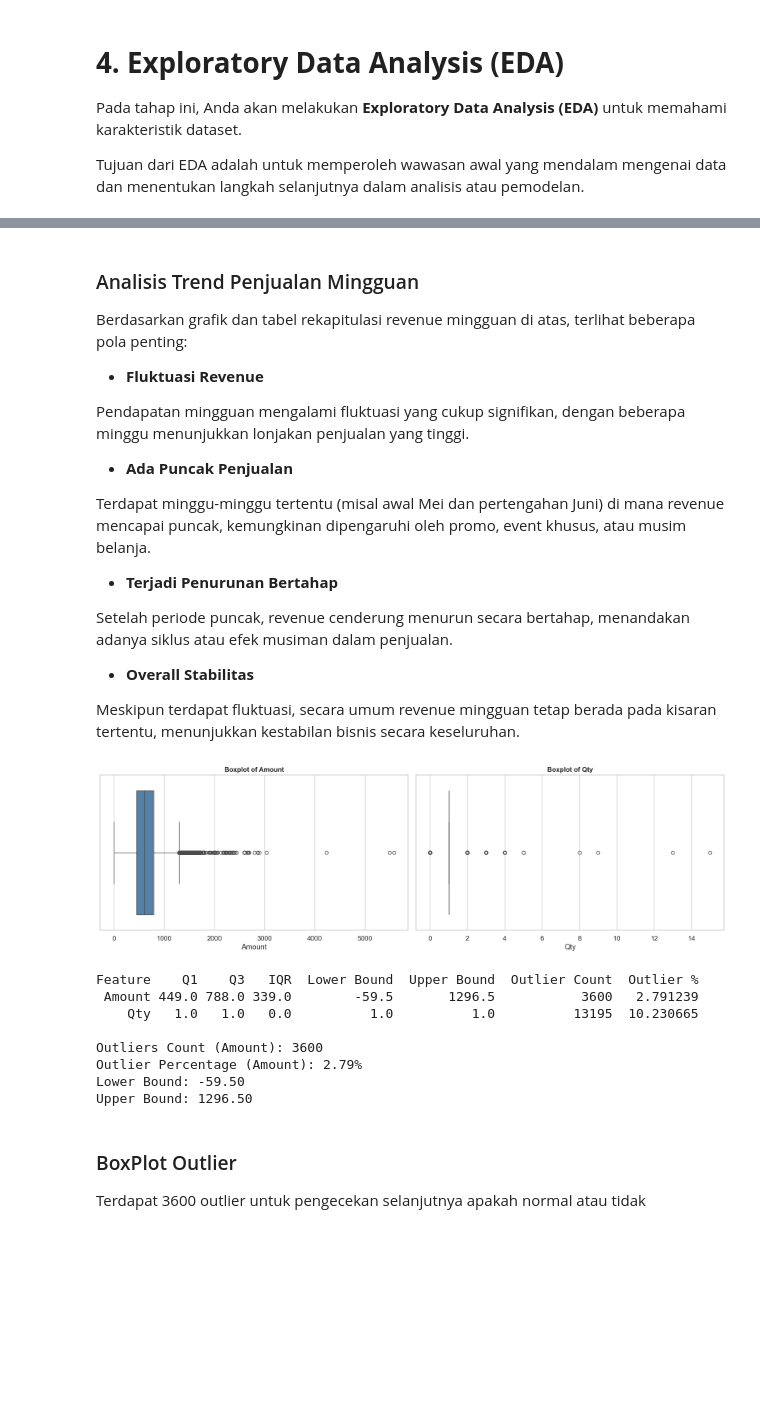
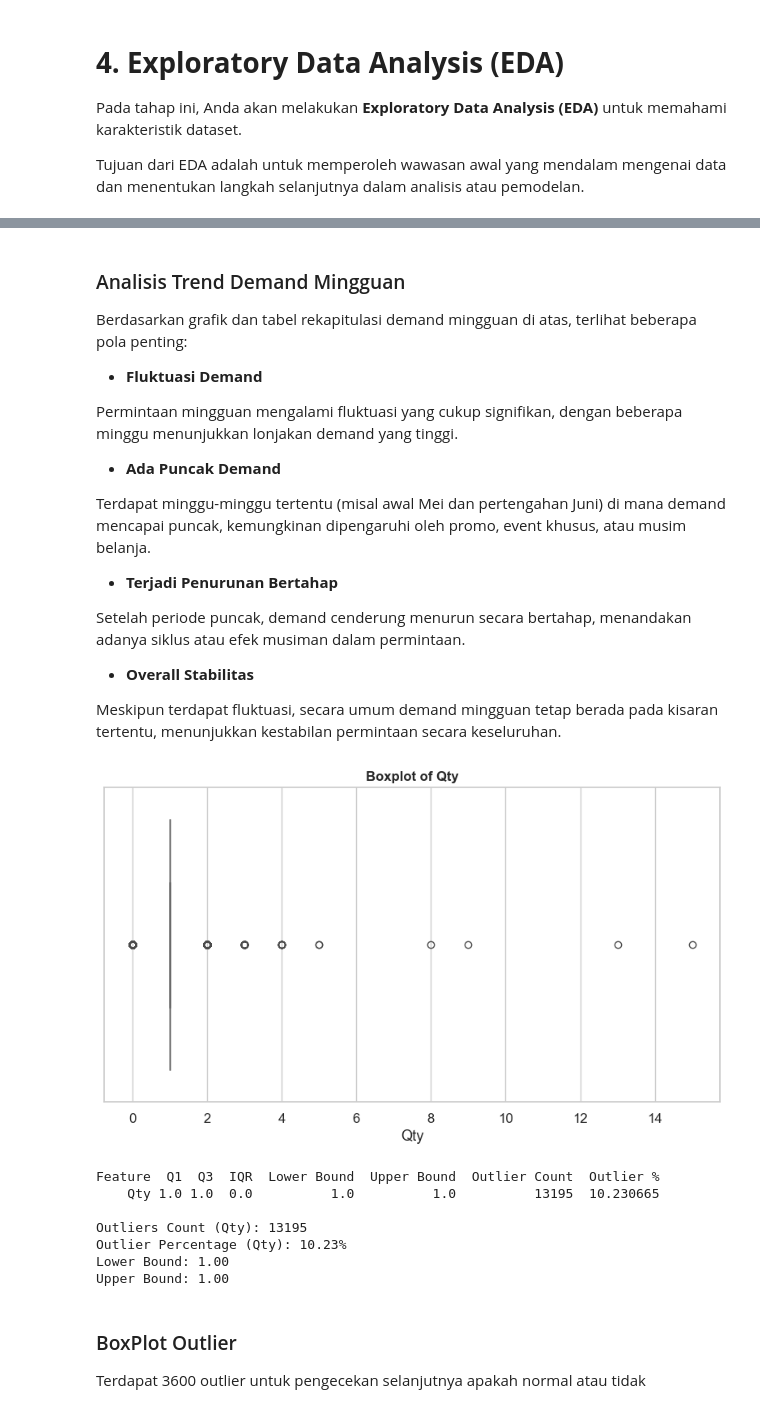
Before and after one commit to ProfDARA/Eksperimen_SML_DanangAgungRestuAJi, a Jupyter notebook: preprocessing/Eksperimen_DanangAgungRestuAji.ipynb, the cells around one changed output, grey strips where cells are left out. Cells and saved outputs as stored; diff of their text form; code cells hidden in the pictures; blank space fills up the shorter version.

```diff
--- a/preprocessing/Eksperimen_DanangAgungRestuAji.ipynb
+++ b/preprocessing/Eksperimen_DanangAgungRestuAji.ipynb
@@ -128,16 +128,17 @@ sns.set_theme(
 )
 # %%
 # =============================================================================
-# BETTER NUMERIC EDA
+# BETTER NUMERIC EDA (Demand - Qty)
 # =============================================================================
 
-numeric_cols = ['Amount', 'Qty']
+numeric_cols = ['Qty']
 
 fig, axes = plt.subplots(
     len(numeric_cols),
     3,
-    figsize=(18, 8)
+    figsize=(18, 4)
 )
+axes = np.atleast_2d(axes)
 
 for idx, col in enumerate(numeric_cols):
 
@@ -274,32 +272,29 @@ Rekapitulasi Total Revenue per Minggu:
 # %% [markdown]
-### Analisis Trend Penjualan Mingguan
+### Analisis Trend Demand Mingguan
 
-Berdasarkan grafik dan tabel rekapitulasi revenue mingguan di atas, terlihat beberapa pola penting:
+Berdasarkan grafik dan tabel rekapitulasi demand mingguan di atas, terlihat beberapa pola penting:
 
-- **Fluktuasi Revenue**
+- **Fluktuasi Demand**
 
-Pendapatan mingguan mengalami fluktuasi yang cukup signifikan, dengan beberapa minggu menunjukkan lonjakan penjualan yang tinggi.
+Permintaan mingguan mengalami fluktuasi yang cukup signifikan, dengan beberapa minggu menunjukkan lonjakan demand yang tinggi.
 
+- **Ada Puncak Demand**
 
-- **Ada Puncak Penjualan**
-
-Terdapat minggu-minggu tertentu (misal awal Mei dan pertengahan Juni) di mana revenue mencapai puncak, kemungkinan dipengaruhi oleh promo, event khusus, atau musim belanja.
-
+Terdapat minggu-minggu tertentu (misal awal Mei dan pertengahan Juni) di mana demand mencapai puncak, kemungkinan dipengaruhi oleh promo, event khusus, atau musim belanja.
 
 - **Terjadi Penurunan Bertahap**
 
-Setelah periode puncak, revenue cenderung menurun secara bertahap, menandakan adanya siklus atau efek musiman dalam penjualan.
-
+Setelah periode puncak, demand cenderung menurun secara bertahap, menandakan adanya siklus atau efek musiman dalam permintaan.
 
 - **Overall Stabilitas**
 
-Meskipun terdapat fluktuasi, secara umum revenue mingguan tetap berada pada kisaran tertentu, menunjukkan kestabilan bisnis secara keseluruhan.
+Meskipun terdapat fluktuasi, secara umum demand mingguan tetap berada pada kisaran tertentu, menunjukkan kestabilan permintaan secara keseluruhan.
 # %%
 # =============================================================================
-# OUTLIER DETECTION (EARLY CHECK)
+# OUTLIER DETECTION (EARLY CHECK) - DEMAND (Qty)
 # =============================================================================
 
-cols = [col for col in numeric_cols if col in df.columns]
+cols = [col for col in ['Qty'] if col in df.columns]
 
 fig, axes = plt.subplots(1, len(cols), figsize=(8 * len(cols), 5))
 if len(cols) == 1:
@@ -313,6 +308,7 @@ for ax, col in zip(axes, cols):
     q1 = series.quantile(0.25)
     q3 = series.quantile(0.75)
     iqr = q3 - q1
+
     lower = q1 - 1.5 * iqr
     upper = q3 + 1.5 * iqr
 
@@ -323,49 +319,48 @@ for ax, col in zip(axes, cols):
     outlier_summary.append({
         'Feature': col,
         'Q1': q1,
         'Q3': q3,
         'IQR': iqr,
         'Lower Bound': lower,
         'Upper Bound': upper,
         'Outlier Count': outlier_count,
         'Outlier %': outlier_pct
     })
 
     sns.boxplot(x=df[col], ax=ax, color='steelblue')
     ax.set_title(f'Boxplot of {col}', fontsize=12, fontweight='bold')
     ax.set_xlabel(col)
 
 plt.tight_layout()
 plt.show()
 
 outlier_summary = pd.DataFrame(outlier_summary)
 print(outlier_summary.to_string(index=False))
 
-# Fokus awal pada outlier di Amount
-amount_series = df['Amount'].dropna()
-q1 = amount_series.quantile(0.25)
-q3 = amount_series.quantile(0.75)
+# Fokus awal pada outlier di Qty
+qty_series = df['Qty'].dropna()
+q1 = qty_series.quantile(0.25)
+q3 = qty_series.quantile(0.75)
 iqr = q3 - q1
 
 lower_bound = q1 - 1.5 * iqr
 upper_bound = q3 + 1.5 * iqr
 
-outliers = df[(df['Amount'] < lower_bound) | (df['Amount'] > upper_bound)]
+outliers = df[(df['Qty'] < lower_bound) | (df['Qty'] > upper_bound)]
 
-print(f"\nOutliers Count (Amount): {len(outliers)}")
-print(f"Outlier Percentage (Amount): {len(outliers) / len(df) * 100:.2f}%")
+print(f"\nOutliers Count (Qty): {len(outliers)}")
+print(f"Outlier Percentage (Qty): {len(outliers) / len(df) * 100:.2f}%")
 print(f"Lower Bound: {lower_bound:.2f}")
 print(f"Upper Bound: {upper_bound:.2f}")
 # %% [output]
-[figure, old version]
+[figure, new version]
-Feature    Q1    Q3   IQR  Lower Bound  Upper Bound  Outlier Count  Outlier %
- Amount 449.0 788.0 339.0        -59.5       1296.5           3600   2.791239
-    Qty   1.0   1.0   0.0          1.0          1.0          13195  10.230665
+Feature  Q1  Q3  IQR  Lower Bound  Upper Bound  Outlier Count  Outlier %
+    Qty 1.0 1.0  0.0          1.0          1.0          13195  10.230665
 
-Outliers Count (Amount): 3600
-Outlier Percentage (Amount): 2.79%
-Lower Bound: -59.50
-Upper Bound: 1296.50
+Outliers Count (Qty): 13195
+Outlier Percentage (Qty): 10.23%
+Lower Bound: 1.00
+Upper Bound: 1.00
 # %% [markdown]
 ### BoxPlot Outlier
 
```
Also changed, not shown: parts of 13 cells of this notebook.
